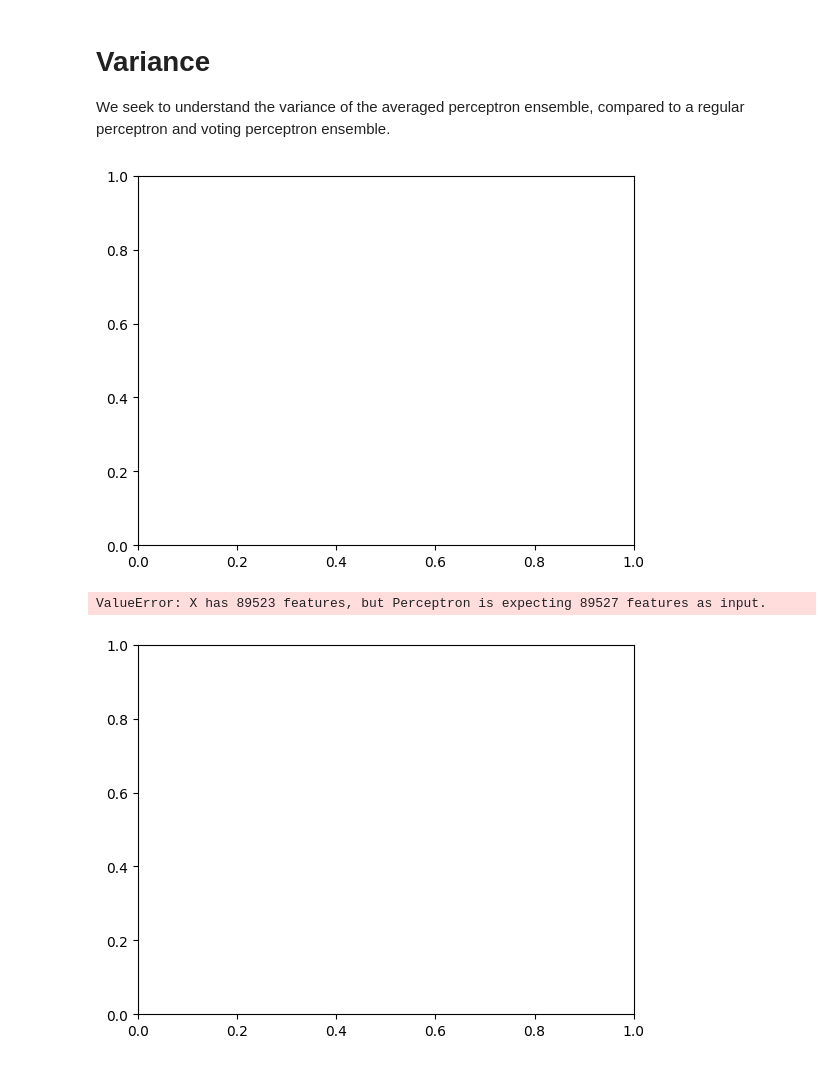
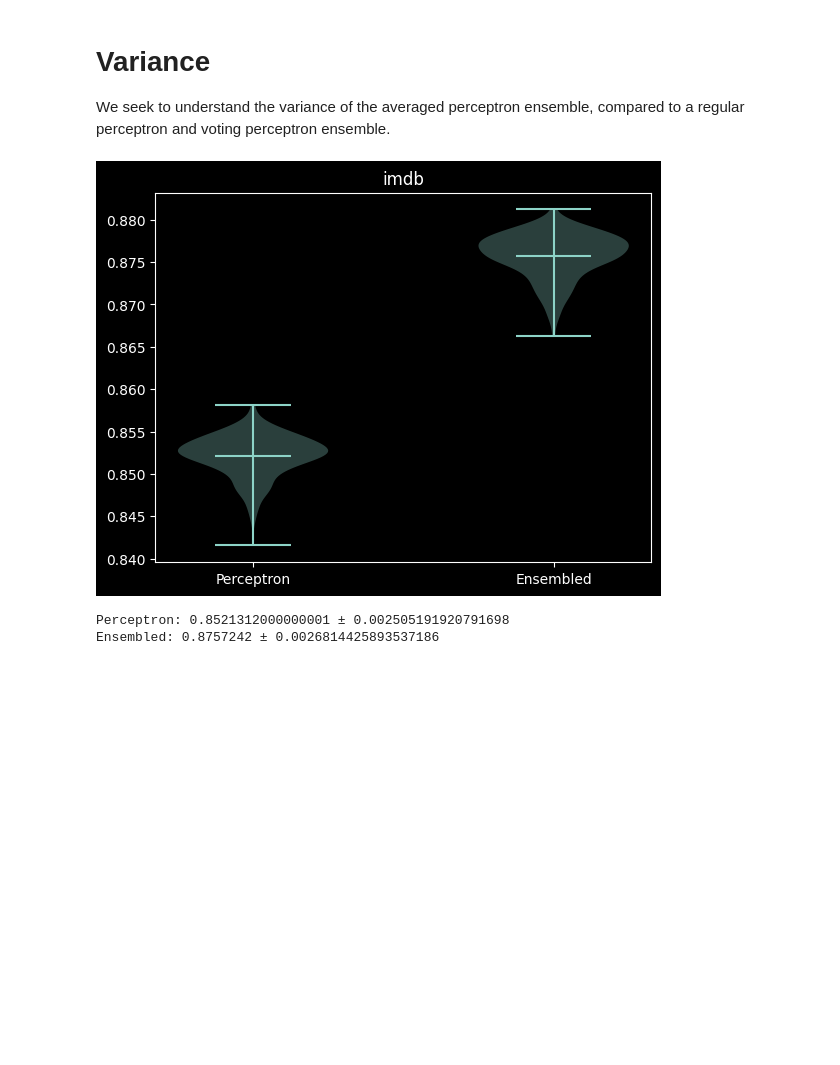
Before and after one commit to oliviaBahr/perceptron, a Jupyter notebook: src/variance_experiments.ipynb, the cells around one changed output. Drawn from its saved outputs; the diff is of its cells as text; code cells hidden in the pictures; blank space fills up the shorter version.

Commit message:
Run the experiments with fixed perceptron code

```diff
--- a/src/variance_experiments.ipynb
+++ b/src/variance_experiments.ipynb
@@ -24,14 +30,17 @@ def run_many(num_runs, epochs, title: str, train_path, test_path=None, test_size
     fig, ax = plt.subplots()
     display_id = display(fig, display_id=True)
 
+    # outside the loop so it only loads the data once
+    ensembled_perceptron = EnsembledPerceptron(trainpath=train_path, testpath=test_path, test_size=test_size, dataset_name=dataset_name)
+
     for seed in tqdm(range(num_runs)):
         normal_perceptron = Perceptron(max_iter=epochs, random_state=seed)
         normal_perceptron.fit(train_data[0], train_data[1])
-        normal_score = metrics.accuracy_score(test_data[1], normal_perceptron.predict(test_data[0]))
+        normal_score = normal_perceptron.score(test_data[0], test_data[1])
+        # normal_score = metrics.accuracy_score(test_data[1], normal_perceptron.predict(test_data[0]))
 
-        ensembled_perceptron = EnsembledPerceptron(trainpath=train_path, testpath=test_path, test_size=test_size, dataset_name=dataset_name)
-        ensembled_perceptron.train(ensemble_size=epochs, log="none")
-        ensembled_score = ensembled_perceptron.accuracies[-1]
+        ensembled_perceptron.train(ensemble_size=epochs, data_opts="window", epoch_size=0.5, log="none")
+        ensembled_score = ensembled_perceptron.accuracy
 
         scores.append([normal_score, ensembled_score])
 
@@ -40,28 +49,23 @@ def run_many(num_runs, epochs, title: str, train_path, test_path=None, test_size
         scores_array = np.array(scores)
         ax.violinplot(scores_array, showmeans=True)
         ax.set_xticks([1, 2])
-        ax.set_xticklabels(['Perceptron', 'Ensembled'])
+        ax.set_xticklabels(["Perceptron", "Ensembled"])
         ax.set_title(title)
         display_id.update(fig)
-        plt.pause(0.01)
+        # plt.pause(0.02)
 
     scores = np.array(scores)
     print(f"Perceptron: {scores[:, 0].mean()} ± {scores[:, 0].std()}")
     print(f"Ensembled: {scores[:, 1].mean()} ± {scores[:, 1].std()}")
 
-    plt.ioff()
-    plt.show()
+    # plt.ioff()
+    # plt.show()
 
     return scores
 # %%
-_ = run_many(num_runs=200,
-             epochs=200,
-             title="imdb",
-             train_path="../data/imdb/train_labeledBow.feat",
-             test_path="../data/imdb/test_labeledBow.feat",
-             dataset_name="imdb")
+_ = run_many(num_runs=200, epochs=100, title="imdb", train_path="../data/imdb/train_labeledBow.feat", test_path="../data/imdb/test_labeledBow.feat", dataset_name="imdb")
 # %% [output]
-[figure, old version]
+[figure, new version]
-ValueError: X has 89523 features, but Perceptron is expecting 89527 features as input.
+Perceptron: 0.8521312000000001 ± 0.002505191920791698
+Ensembled: 0.8757242 ± 0.0026814425893537186
-[figure, removed]
 # %%
```
Also changed, not shown: parts of 5 cells of this notebook.
